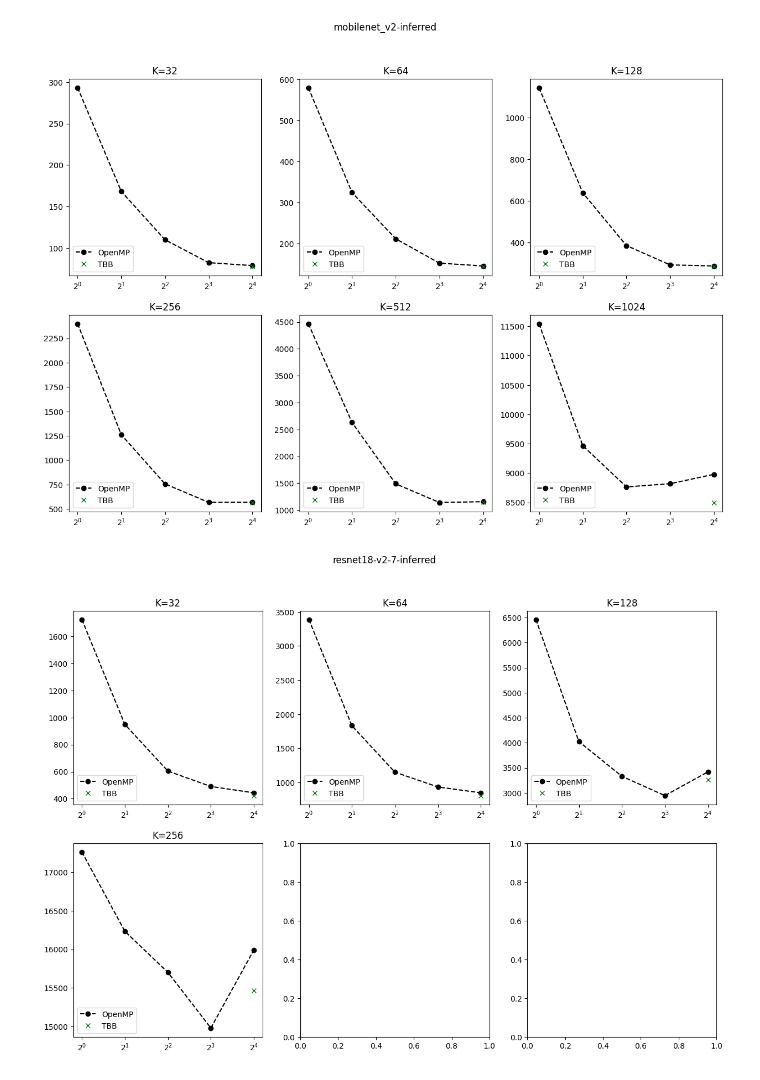
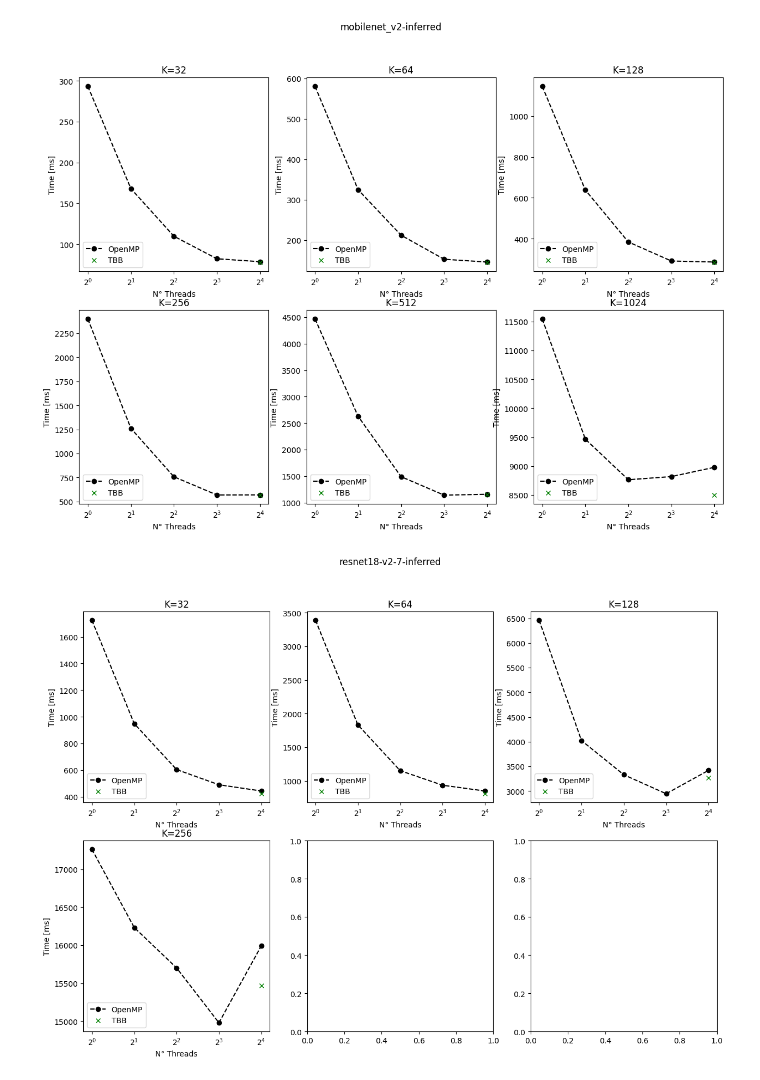
Before and after one commit to faccus/network_butcher, a Jupyter notebook: scripts/helper_notebooks/IO_Manager.ipynb, the cells around one changed output. Cells and saved outputs as stored; diff of their text form; code cells hidden in the pictures.

Commit message:
Added Time on axis from plots

```diff
--- a/scripts/helper_notebooks/IO_Manager.ipynb
+++ b/scripts/helper_notebooks/IO_Manager.ipynb
@@ -36,7 +36,7 @@ openMP_revision = get_tables_openmp(path_revision, 'report_IO_Manager')
 tot = [6, 4, 5, 2, 4]
 # %%
 # MobileNet
-fix, axs = plt.subplots(1, 3, figsize=(15, 5))
+fix, axs = plt.subplots(1, 3, figsize=(18, 6))
 fix.suptitle(sequential_revision[0, 0])
 
 vals = [0,3,5]
@@ -47,6 +47,9 @@ for i, ax in enumerate(axs.flat):
     ax.plot([1,2,4,8,16], create_row(sequential_revision, openMP_revision, vals[i], 2), '--go')
     ax.plot(16, tbb_revision[vals[i], 2], 'gx')
 
+    ax.set_xlabel('N° Threads')
+    ax.set_ylabel('Time [ms]')
+
     ax.set_xscale('log', base=2)
     ax.legend(['OpenMP', 'TBB'], loc='lower left')
 # %% [output]
@@ -54,6 +57,6 @@ for i, ax in enumerate(axs.flat):
 # %%
 # ResNet
-fix, axs = plt.subplots(1, 3, figsize=(15, 5))
+fix, axs = plt.subplots(1, 3, figsize=(18, 6))
 fix.suptitle(sequential_revision[tot[0], 0])
 
 vals = [tot[0], tot[0] + 2, tot[0] + 3]
@@ -64,6 +67,9 @@ for i, ax in enumerate(axs.flat):
     ax.plot([1,2,4,8,16], create_row(sequential_revision, openMP_revision, vals[i], 2), '--go')
     ax.plot(16, tbb_revision[vals[i], 2], 'gx')
 
+    ax.set_xlabel('N° Threads')
+    ax.set_ylabel('Time [ms]')
+
     ax.set_xscale('log', base=2)
     ax.legend(['OpenMP', 'TBB'], loc='lower left')
 # %% [output]
@@ -81,6 +87,9 @@ for i, ax in enumerate(axs.flat):
     ax.plot([1,2,4,8,16], create_row(sequential_revision, openMP_revision, vals[i], 2), '--go')
     ax.plot(16, tbb_revision[vals[i], 2], 'gx')
 
+    ax.set_xlabel('N° Threads')
+    ax.set_ylabel('Time [ms]')
+
     ax.set_xscale('log', base=2)
     ax.legend(['OpenMP', 'TBB'], loc='lower left')
 # %% [output]
@@ -88,24 +97,27 @@ for i, ax in enumerate(axs.flat):
 # %%
 prev = 0
 for i in range(len(tot)):
     fix, axs = plt.subplots(2, 3, figsize=(15, 10))
 
     fix.suptitle(sequential_revision[prev, 0])
 
 
     for j in range(tot[i]):
         y = j % 3
         x = math.floor(j / 3)
 
         axs[x,y].plot([1,2,4,8,16], create_row(sequential_revision, openMP_revision, prev+j, 2), '--ko')
         axs[x,y].plot(16, tbb_revision[prev+j, 2], 'gx')
 
         axs[x,y].set_title('K=' + str(sequential_revision[prev + j, 1]))
 
+        axs[x,y].set_xlabel('N° Threads')
+        axs[x,y].set_ylabel('Time [ms]')
+
         axs[x,y].set_xscale('log', base=2)
         axs[x,y].legend(['OpenMP', 'TBB'], loc='lower left')
 
     prev = tot[i] + prev
 # %% [output]
-[figure, old version]
+[figure, new version]
-[figure, old version]
+[figure, new version]
```
Also changed, not shown: parts of 4 cells of this notebook, 4 other files.
